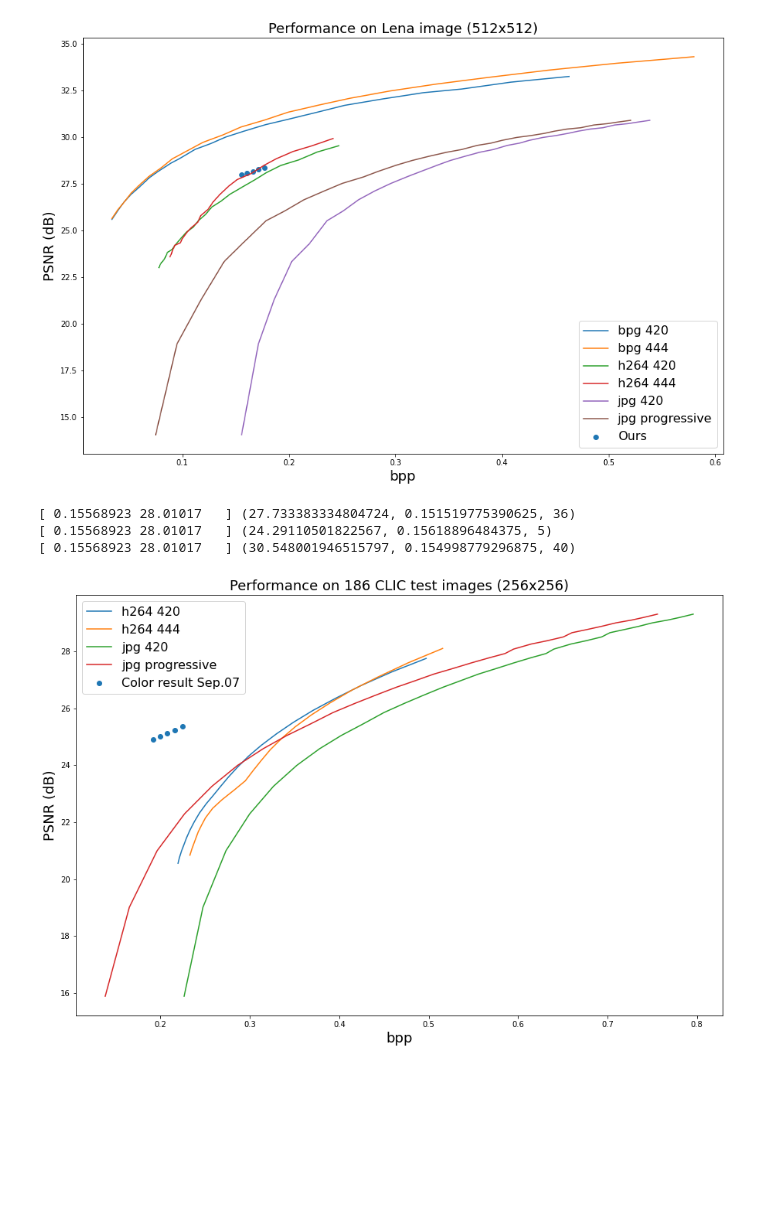
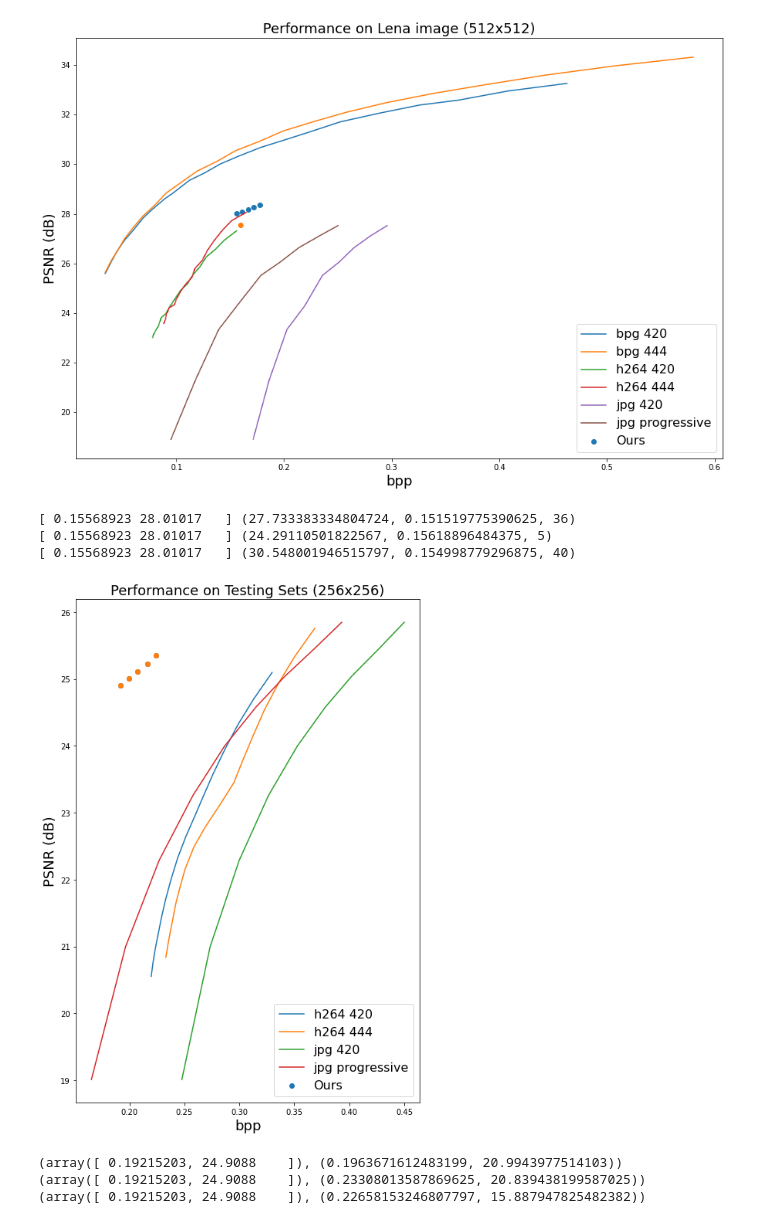
Before and after one commit to yifan-fanyi/GIC-python-v1, a Jupyter notebook: evl.ipynb, the cells around one changed output. Cells and saved outputs as stored; diff of their text form; code cells hidden in the pictures; blank space fills up the shorter version.

```diff
--- a/evl.ipynb
+++ b/evl.ipynb
@@ -9,10 +9,9 @@ from load_img import Load_from_Folder, Load_Images
 from evaluate import *
 from color_space import *
 from LANCZOS import *
+from util import *
 
-def downsample(X, r):
-    a, b =  LANCZOS.split(X, r)
-    return a
+root = '/Users/alex/Desktop/evl/'
 # %%
 def evl(kk = (0,1),
         input_ = 'L/256',
@@ -120,14 +119,15 @@ evl(kk = (0,186),
         output_ = 'tmp',
         name='test_512_color.pkl')
 # %%
-with open('./evl/lena_evl_256_color.pkl', 'rb') as f:
+with open(root+'lena_evl_256_color.pkl', 'rb') as f:
     d = pickle.load(f)
 
 our = np.array([[0.23696898,26.19204],[0.24522399,26.29658],[0.25167846,26.38153],[0.26036071,26.51287],[0.26918029,26.66041]])
 plt.figure(figsize=(15,10))
 
 plt.scatter(our[:,0], our[:,1], label='Ours')
-
+a = np.array([[0.229126,26.17798],[0.237015,26.28758],[0.245331,26.41784],[0.253952,26.52263],[0.261841,26.67649]])
+plt.scatter(a[:,0], a[:,1])
 plot(d, 1, True)
 plt.title('Performance on Lena image (256x256)',fontsize=18)
 plt.xlabel('bpp',fontsize=18)
@@ -139,12 +139,12 @@ plt.show()
 # %%
-with open('./evl/lena_evl_512_color.pkl', 'rb') as f:
+with open(root+'lena_evl_512_color.pkl', 'rb') as f:
     d = pickle.load(f)
 
 our = np.array([[0.15568923, 28.01017], [0.16085434, 28.09569],[0.1664772, 28.17509],[0.17167663, 28.26662],[0.17729949, 28.36619]])
 plt.figure(figsize=(15,10))
 
 plt.scatter(our[:,0], our[:,1], label='Ours')
-
+plt.scatter(0.159401,27.54995)
 plot(d, 1, True)
 plt.title('Performance on Lena image (512x512)',fontsize=18)
 plt.xlabel('bpp',fontsize=18)
@@ -152,7 +152,7 @@ plt.ylabel('PSNR (dB)',fontsize=18)
 plt.legend(prop={'size': 16})
 plt.show()
 # %% [output]
-[figure, old version]
+[figure, new version]
 # %%
 for  i in range(1):
     print(our[i], find(our[i], d['h264_444']))
@@ -163,7 +163,35 @@ for  i in range(1):
 [ 0.15568923 28.01017   ] (24.29110501822567, 0.15618896484375, 5)
 [ 0.15568923 28.01017   ] (30.548001946515797, 0.154998779296875, 40)
 # %%
+def plot(d, nimg, plotbpg=False):
+    if plotbpg==True:
+        a, b = avg(d['bpg_420'], nimg)
+        c = 'bpg 420'
+        plt.plot(a, b, label=c)
+        a, b = avg(d['bpg_444'], nimg)
+        c = 'bpg 444'
+        plt.plot(a, b, label=c)
 
+    a, b = avg(d['hevc_420'], nimg)
+    c = 'hevc 420'
+    #plt.plot(a, b, label=c)
+    a, b = avg(d['hevc_444'], nimg)
+    c = 'hevc 444'
+    #plt.plot(a, b, label=c)
+
+    a, b = avg(d['h264_420'], nimg)
+    c = 'h264 420'
+    plt.plot(a[6:], b[6:], label=c)
+    a, b = avg(d['h264_444'], nimg)
+    c = 'h264 444'
+    plt.plot(a[5:], b[5:], label=c)
+
+    a, b = avg(d['jpg_420'], nimg)
+    c = 'jpg 420'
+    plt.plot(a[1:10], b[1:10], label=c)
+    a, b = avg(d['jpg_prog'], nimg)
+    c = 'jpg progressive'
+    plt.plot(a[1:10], b[1:10], label=c)
 # our 256
 res0906 = np.array([[0.18951499,24.71320],[0.19988096,24.83157],[0.20910441,24.94699],[0.21640664,25.03863],[0.22447317,25.15158]])
 res0907 = np.array([[0.19215203,24.90880],[0.19976748,25.00434],[0.20754405,25.11062],[0.21635953,25.23097],[0.22442618,25.35505]])
@@ -171,17 +199,37 @@ res0907_single = [[0.14355469,29.105135048456000,0.5201891394997760],[0.20245361
+res0919 = np.array([[0.192152,24.90880],[0.199767,25.00434],[0.207544,25.11062],[0.216360,25.23097],[0.224426, 25.35505]])
 
-
-with open('./evl/test_evl_256_color.pkl', 'rb') as f:
+with open(root+'test_evl_256_color.pkl', 'rb') as f:
     d = pickle.load(f)
 
-plt.figure(figsize=(15,10))
+plt.figure(figsize=(8,12))
 #plt.scatter(res0906[:,0], res0906[:, 1], label='Color result Sep.06')
-plt.scatter(res0907[:,0], res0907[:, 1], label='Color result Sep.07')
-
+plt.scatter(res0907[:,0], res0907[:, 1], label='Ours')
 plot(d, 186)
-plt.title('Performance on 186 CLIC test images (256x256)',fontsize=18)
+plt.title('Performance on Testing Sets (256x256)',fontsize=18)
 plt.xlabel('bpp',fontsize=18)
 plt.ylabel('PSNR (dB)',fontsize=18)
 plt.legend(prop={'size': 16})
+plt.savefig('clic256.png')
 plt.show()
 # %% [output]
-[figure, old version]
+[figure, new version]
+# %%
+def find(our, tb, tp):
+    idx, m = 0, 10
+    for i in range(len(tb)):
+        if abs(our[0] - tb[i]) < m:
+            m = abs(our[0] - tb[i])
+            idx = i
+    return our, (tb[idx], tp[idx])
+a, b = avg(d['jpg_prog'], 186)
+print(find(res0907[0], a, b))
+
+a, b = avg(d['h264_444'], 186)
+print(find(res0907[0], a, b))
+
+a, b = avg(d['jpg_420'], 186)
+print(find(res0907[0], a, b))
+# %% [output]
+(array([ 0.19215203, 24.9088    ]), (0.1963671612483199, 20.9943977514103))
+(array([ 0.19215203, 24.9088    ]), (0.23308013587869625, 20.839438199587025))
+(array([ 0.19215203, 24.9088    ]), (0.22658153246807797, 15.887947825482382))
```
Also changed, not shown: parts of 4 cells of this notebook, 9 other files.
